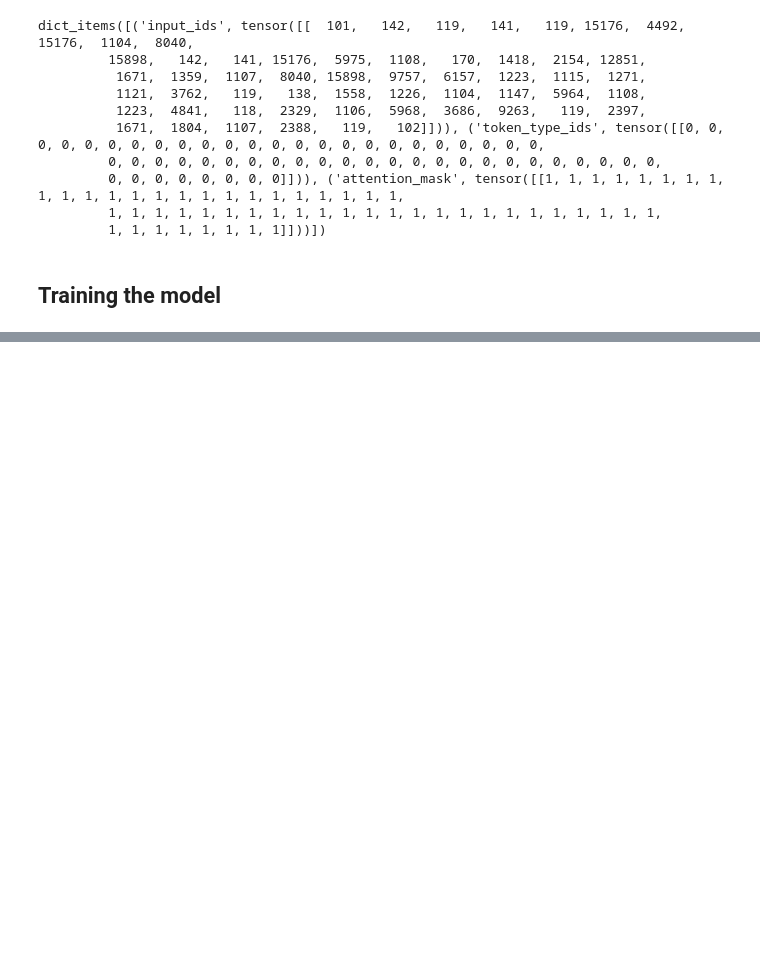
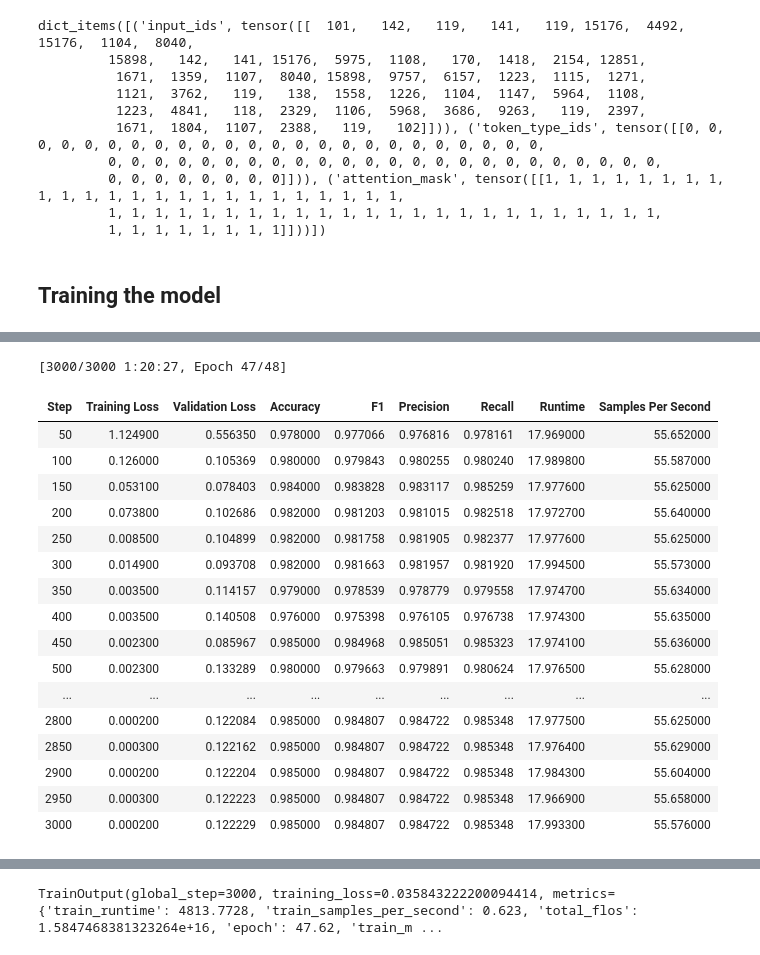
Before and after one commit to JayThibs/Weak-Supervised-Learning-Case-Study, a Jupyter notebook: text_classifier/notebooks/01_dbpedia_14_bert_classification_exploration.ipynb, the cells around one changed output, grey strips where cells are left out. Cells and saved outputs as stored; diff of their text form; code cells hidden in the pictures; blank space fills up the shorter version.

Commit message:
Trained with debugging dataset; 1000 examples. 98% f1-score.

```diff
--- a/text_classifier/notebooks/01_dbpedia_14_bert_classification_exploration.ipynb
+++ b/text_classifier/notebooks/01_dbpedia_14_bert_classification_exploration.ipynb
@@ -391,11 +403,0 @@ args = TrainingArguments(
-# %%
-from datasets import load_metric
-import numpy as np
-
-bertscore_metric = load_metric("bertscore")
-
-def compute_metrics(eval_pred):
-    predictions, labels = eval_pred
-    predictions = np.argmax(predictions, axis=1)
-    # metrics from the datasets library have a `compute` method
-    return bertscore_metric.compute(predictions=predictions, references=labels)
@@ -412,0 +404,15 @@ def training_tokenizer(batch):
+# %%
+from datasets import load_metric
+from sklearn.metrics import precision_recall_fscore_support, accuracy_score
+
+def compute_metrics(eval_pred):
+    predictions, labels = eval_pred
+    predictions = np.argmax(predictions, axis=1)
+    precision, recall, f1, _ = precision_recall_fscore_support(labels, predictions, average='macro')
+    acc = accuracy_score(labels, predictions)
+    return {
+        'accuracy': acc,
+        'f1': f1,
+        'precision': precision,
+        'recall': recall
+    }
@@ -414,11 +433,11 @@ def training_tokenizer(batch):
 trainer = Trainer(
     model = baseline_model,                  # model to be trained
     args = args,                    # training args
-    train_dataset=dbpedia_dataset['train'],
-    eval_dataset=dbpedia_dataset['test'],
-    tokenizer=tokenizer,            # for padding batched data
-    compute_metrics=compute_metrics # for custom metrics
-)
+    train_dataset=debug_train,
+    eval_dataset=debug_test,
+    tokenizer=tokenizer,         # for padding batched data
+    compute_metrics=compute_metrics,
+    ) # for custom metrics
 # %%
 trainer.evaluate()
 # %% [output]
@@ -426,0 +465,21 @@ TypeError: ignored
+# %%
+trainer.train()
+# %% [output]
+[3000/3000 1:20:27, Epoch 47/48]
+| Step | Training Loss | Validation Loss | Accuracy | F1 | Precision | Recall | Runtime | Samples Per Second |
+| 50 | 1.124900 | 0.556350 | 0.978000 | 0.977066 | 0.976816 | 0.978161 | 17.969000 | 55.652000 |
+| 100 | 0.126000 | 0.105369 | 0.980000 | 0.979843 | 0.980255 | 0.980240 | 17.989800 | 55.587000 |
+| 150 | 0.053100 | 0.078403 | 0.984000 | 0.983828 | 0.983117 | 0.985259 | 17.977600 | 55.625000 |
+| 200 | 0.073800 | 0.102686 | 0.982000 | 0.981203 | 0.981015 | 0.982518 | 17.972700 | 55.640000 |
+| 250 | 0.008500 | 0.104899 | 0.982000 | 0.981758 | 0.981905 | 0.982377 | 17.977600 | 55.625000 |
+| 300 | 0.014900 | 0.093708 | 0.982000 | 0.981663 | 0.981957 | 0.981920 | 17.994500 | 55.573000 |
+| 350 | 0.003500 | 0.114157 | 0.979000 | 0.978539 | 0.978779 | 0.979558 | 17.974700 | 55.634000 |
+| 400 | 0.003500 | 0.140508 | 0.976000 | 0.975398 | 0.976105 | 0.976738 | 17.974300 | 55.635000 |
+| 450 | 0.002300 | 0.085967 | 0.985000 | 0.984968 | 0.985051 | 0.985323 | 17.974100 | 55.636000 |
+| 500 | 0.002300 | 0.133289 | 0.980000 | 0.979663 | 0.979891 | 0.980624 | 17.976500 | 55.628000 |
+| ... | ... | ... | ... | ... | ... | ... | ... | ... |
+| 2800 | 0.000200 | 0.122084 | 0.985000 | 0.984807 | 0.984722 | 0.985348 | 17.977500 | 55.625000 |
+| 2850 | 0.000300 | 0.122162 | 0.985000 | 0.984807 | 0.984722 | 0.985348 | 17.976400 | 55.629000 |
+| 2900 | 0.000200 | 0.122204 | 0.985000 | 0.984807 | 0.984722 | 0.985348 | 17.984300 | 55.604000 |
+| 2950 | 0.000300 | 0.122223 | 0.985000 | 0.984807 | 0.984722 | 0.985348 | 17.966900 | 55.658000 |
+| 3000 | 0.000200 | 0.122229 | 0.985000 | 0.984807 | 0.984722 | 0.985348 | 17.993300 | 55.576000 |
@@ -426,0 +487 @@ TypeError: ignored
+TrainOutput(global_step=3000, training_loss=0.035843222200094414, metrics={'train_runtime': 4813.7728, 'train_samples_per_second': 0.623, 'total_flos': 1.5847468381323264e+16, 'epoch': 47.62, 'train_m ...
```
Also changed, not shown: parts of 16 cells of this notebook.
